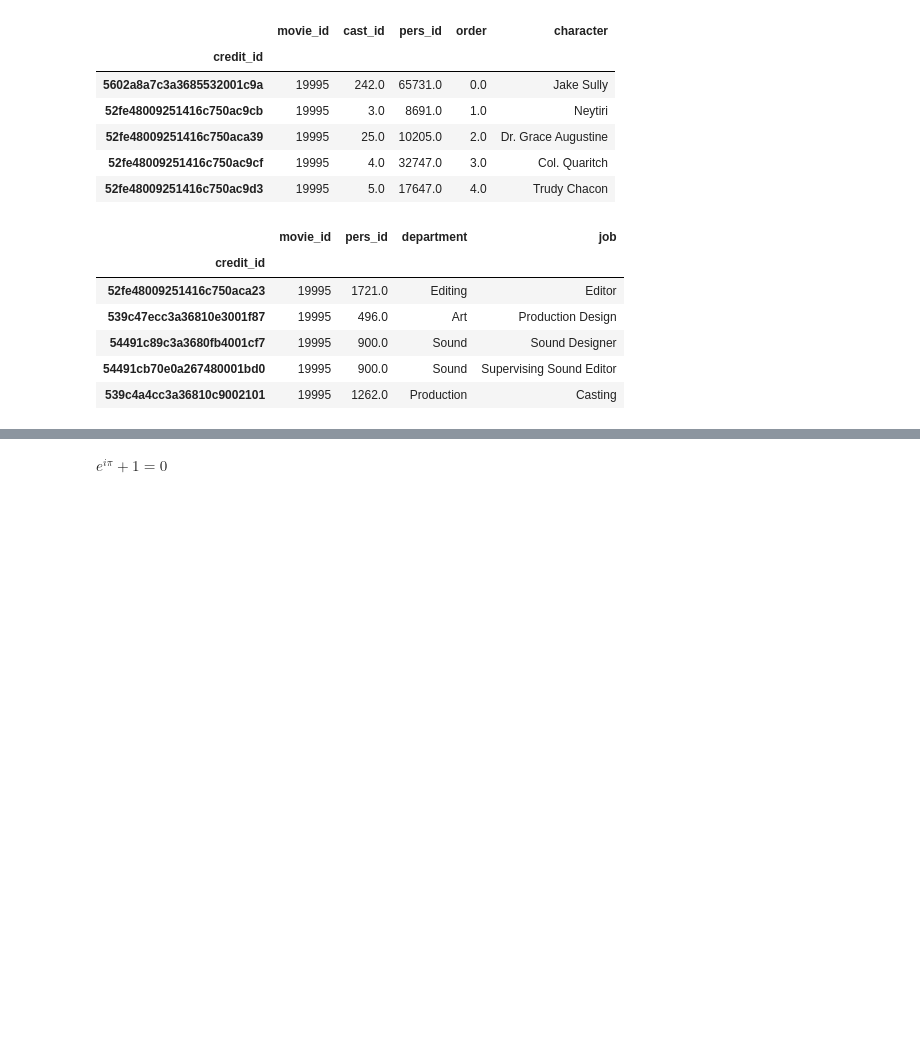
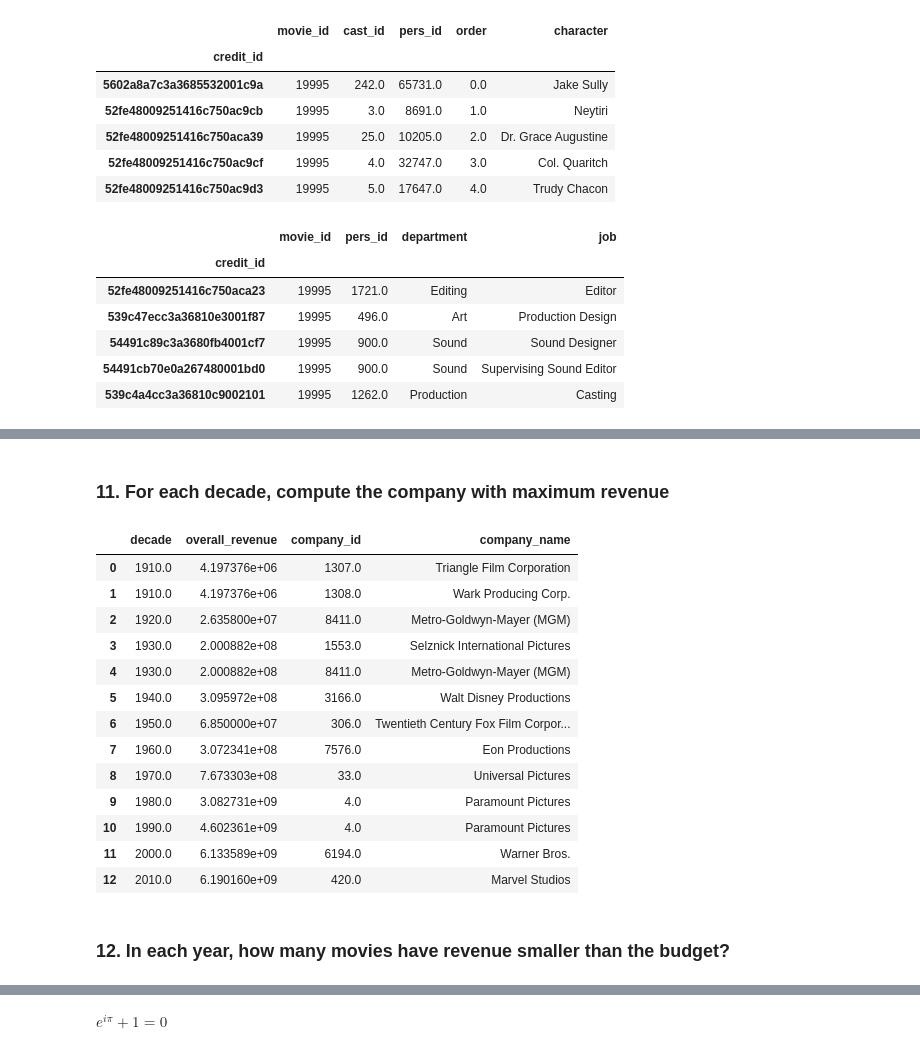
Before and after one commit to daraste/Foundations-of-Computer-Science, a Jupyter notebook: Foundations_of_Computer_Science_Project.ipynb, the cells around one changed output, grey strips where cells are left out. Cells and saved outputs as stored; diff of their text form; code cells hidden in the pictures; blank space fills up the shorter version.

```diff
--- a/Foundations_of_Computer_Science_Project.ipynb
+++ b/Foundations_of_Computer_Science_Project.ipynb
@@ -339,0 +387,7 @@ attori_cast
+# %%
+
+
+#calcolo della decade di ogni film
+movie_id['decade'] = pd.to_datetime(movie_id['release_date'], format="%Y-%m-%d").dt.year//10*10
+movie_id['decade'] = movie_id.decade.replace(np.nan, 'Missing')
+movie_id.sort_values(['release_date'], ascending=[True]).head(3)
@@ -339,0 +400,6 @@ attori_cast
+# %%
+#calcolo le revenue per ogni film e le revenue per ogni film/company
+pc = pd.merge(pc_counter.reset_index(), movie_id.reset_index(), on='movie_id')
+pc = pc[['movie_id', 'company_id', 'revenue', 'decade']].rename(index=str, columns={'company_id':'count_companies'})
+pc['revenue/companies'] = pc['revenue'] / pc['count_companies']
+pc.head(3)
@@ -339,0 +411,4 @@ attori_cast
+# %%
+#guadagno per ogni film/compagnia
+revenue = pd.merge(pc_id, pc[['movie_id', 'decade', 'revenue', 'count_companies', 'revenue/companies']], on='movie_id')
+revenue.head()
@@ -339,0 +422,4 @@ attori_cast
+# %%
+#guadagno totale per ogni compagnia/decade
+revenue_grouped = revenue[['company_id','company_name', 'decade', 'revenue/companies']].groupby(['company_id', 'company_name','decade']).sum().rename(index=str, columns={'revenue/companies':'overall_revenue'})
+revenue_grouped.head(9)
@@ -339,0 +438,24 @@ attori_cast
+# %% [markdown]
+### 11. For each decade, compute the company with maximum revenue
+# %%
+revenue_grouped_m = revenue[['company_id', 'decade','revenue/companies']].groupby(['decade', 'company_id']).sum().rename(index=str, columns={'revenue/companies':'overall_revenue'})
+revenue_grouped_m = revenue_grouped_m.groupby('decade').max()
+revenue_grouped_m = pd.merge(revenue_grouped_m.reset_index(), revenue_grouped.reset_index(), on=['decade', 'overall_revenue'])
+revenue_grouped_m.head(20)
+# %% [output]
+|  | decade | overall_revenue | company_id | company_name |
+| 0 | 1910.0 | 4.197376e+06 | 1307.0 | Triangle Film Corporation |
+| 1 | 1910.0 | 4.197376e+06 | 1308.0 | Wark Producing Corp. |
+| 2 | 1920.0 | 2.635800e+07 | 8411.0 | Metro-Goldwyn-Mayer (MGM) |
+| 3 | 1930.0 | 2.000882e+08 | 1553.0 | Selznick International Pictures |
+| 4 | 1930.0 | 2.000882e+08 | 8411.0 | Metro-Goldwyn-Mayer (MGM) |
+| 5 | 1940.0 | 3.095972e+08 | 3166.0 | Walt Disney Productions |
+| 6 | 1950.0 | 6.850000e+07 | 306.0 | Twentieth Century Fox Film Corpor... |
+| 7 | 1960.0 | 3.072341e+08 | 7576.0 | Eon Productions |
+| 8 | 1970.0 | 7.673303e+08 | 33.0 | Universal Pictures |
+| 9 | 1980.0 | 3.082731e+09 | 4.0 | Paramount Pictures |
+| 10 | 1990.0 | 4.602361e+09 | 4.0 | Paramount Pictures |
+| 11 | 2000.0 | 6.133589e+09 | 6194.0 | Warner Bros. |
+| 12 | 2010.0 | 6.190160e+09 | 420.0 | Marvel Studios |
+# %% [markdown]
+### 12. In each year, how many movies have revenue smaller than the budget?
```
Also changed, not shown: parts of 22 cells of this notebook.
